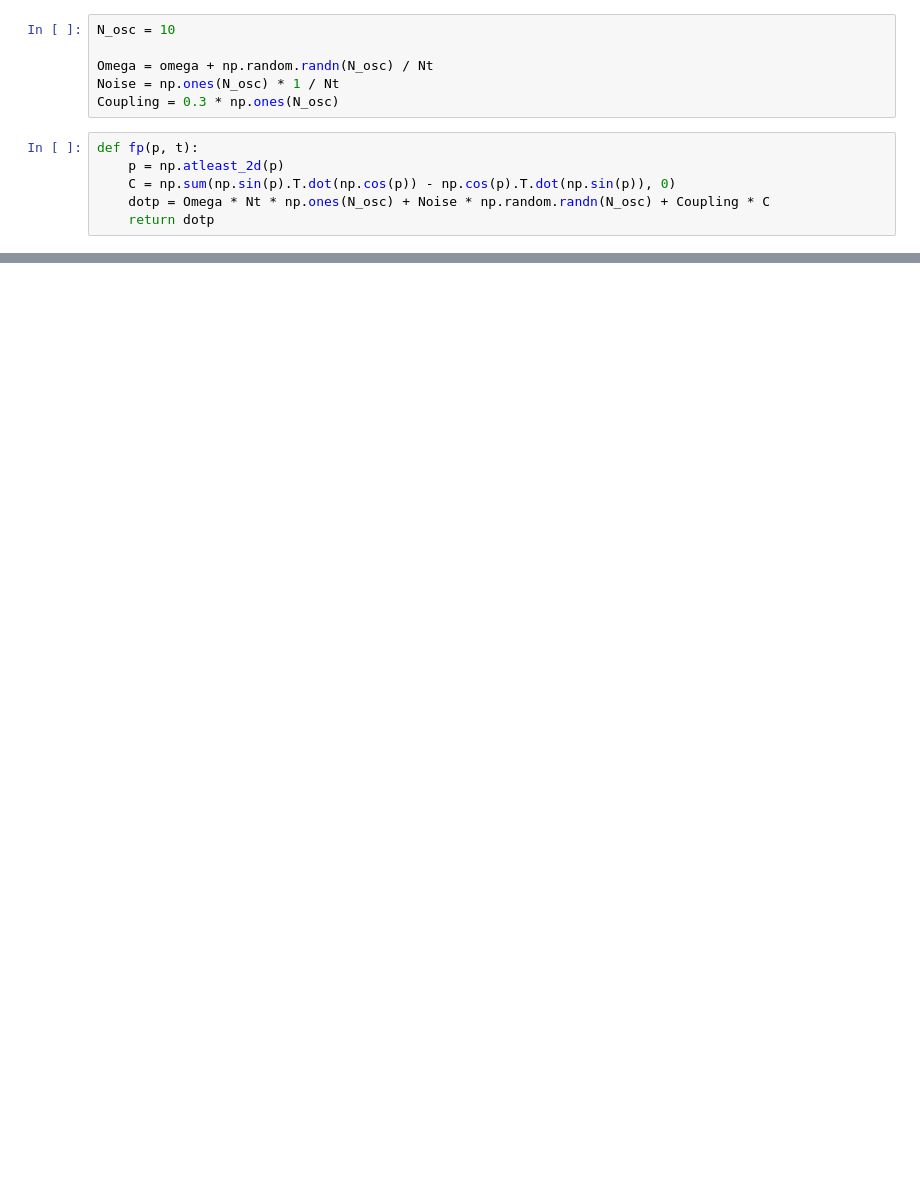
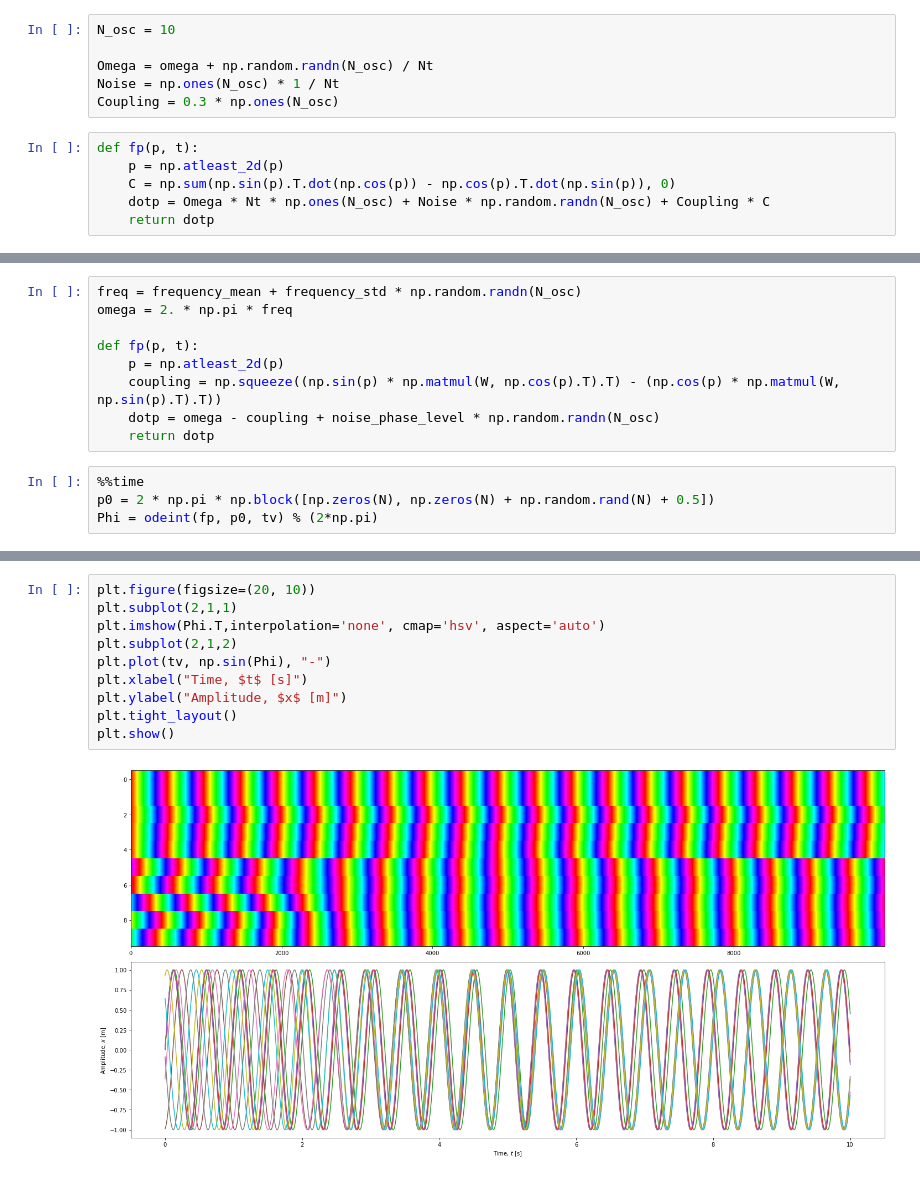
Before and after one commit to ppsp-team/BIV.jl, a Jupyter notebook: Kuramoto/Python.ipynb, the cells around one changed output, grey strips where cells are left out. Drawn from its saved outputs; the diff is of its cells as text; blank space fills up the shorter version.

```diff
--- a/Kuramoto/Python.ipynb
+++ b/Kuramoto/Python.ipynb
@@ -107,0 +130,13 @@ plt.show()
+# %%
+freq = frequency_mean + frequency_std * np.random.randn(N_osc)
+omega = 2. * np.pi * freq
+
+def fp(p, t):
+    p = np.atleast_2d(p)
+    coupling = np.squeeze((np.sin(p) * np.matmul(W, np.cos(p).T).T) - (np.cos(p) * np.matmul(W, np.sin(p).T).T))
+    dotp = omega - coupling + noise_phase_level * np.random.randn(N_osc)
+    return dotp
+# %%
+%%time
+p0 = 2 * np.pi * np.block([np.zeros(N), np.zeros(N) + np.random.rand(N) + 0.5])
+Phi = odeint(fp, p0, tv) % (2*np.pi)
@@ -107,0 +146,12 @@ plt.show()
+# %%
+plt.figure(figsize=(20, 10))
+plt.subplot(2,1,1)
+plt.imshow(Phi.T,interpolation='none', cmap='hsv', aspect='auto')
+plt.subplot(2,1,2)
+plt.plot(tv, np.sin(Phi), "-")
+plt.xlabel("Time, $t$ [s]")
+plt.ylabel("Amplitude, $x$ [m]")
+plt.tight_layout()
+plt.show()
+# %% [output]
+[figure, added]
```
Also changed, not shown: parts of 11 cells of this notebook.
